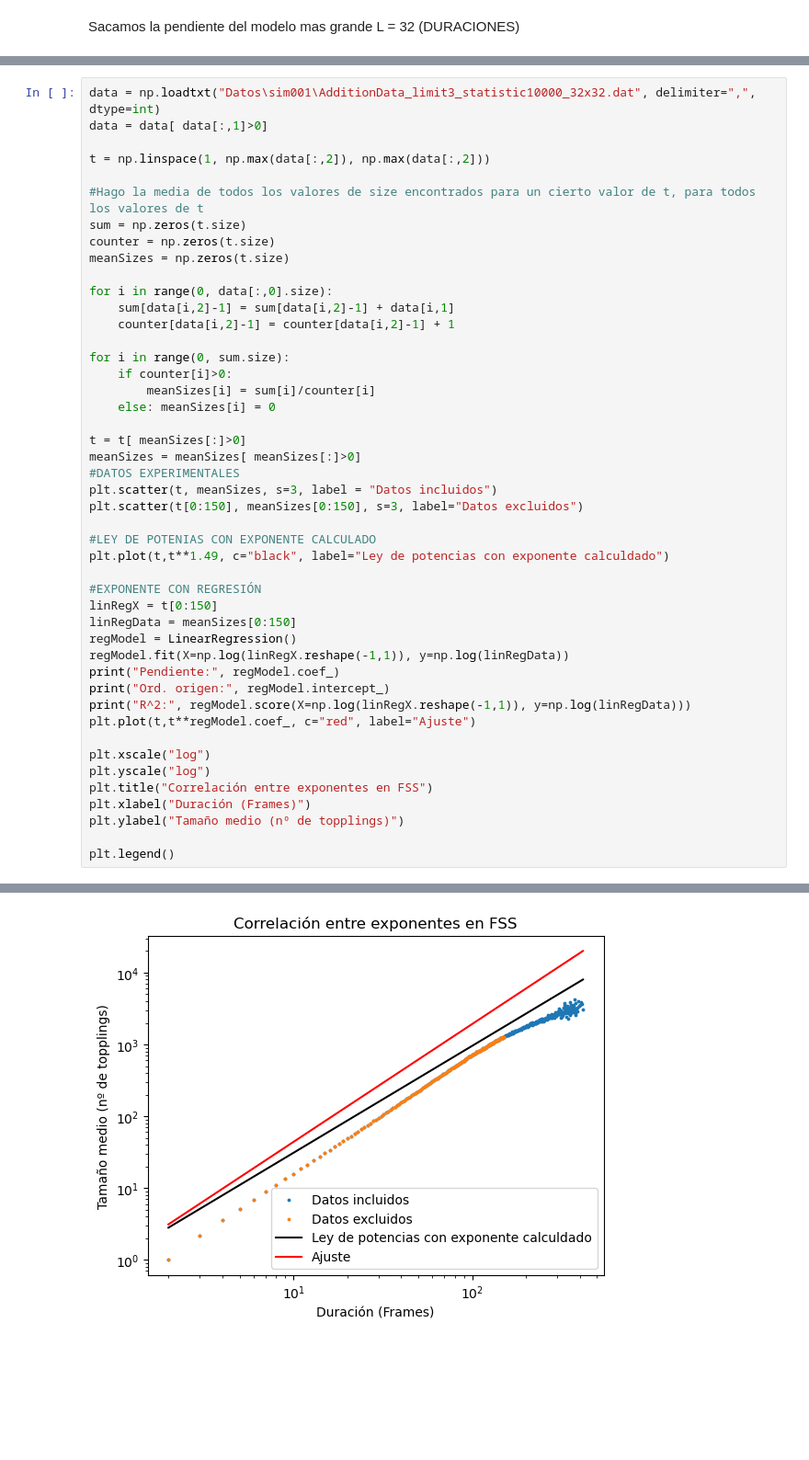
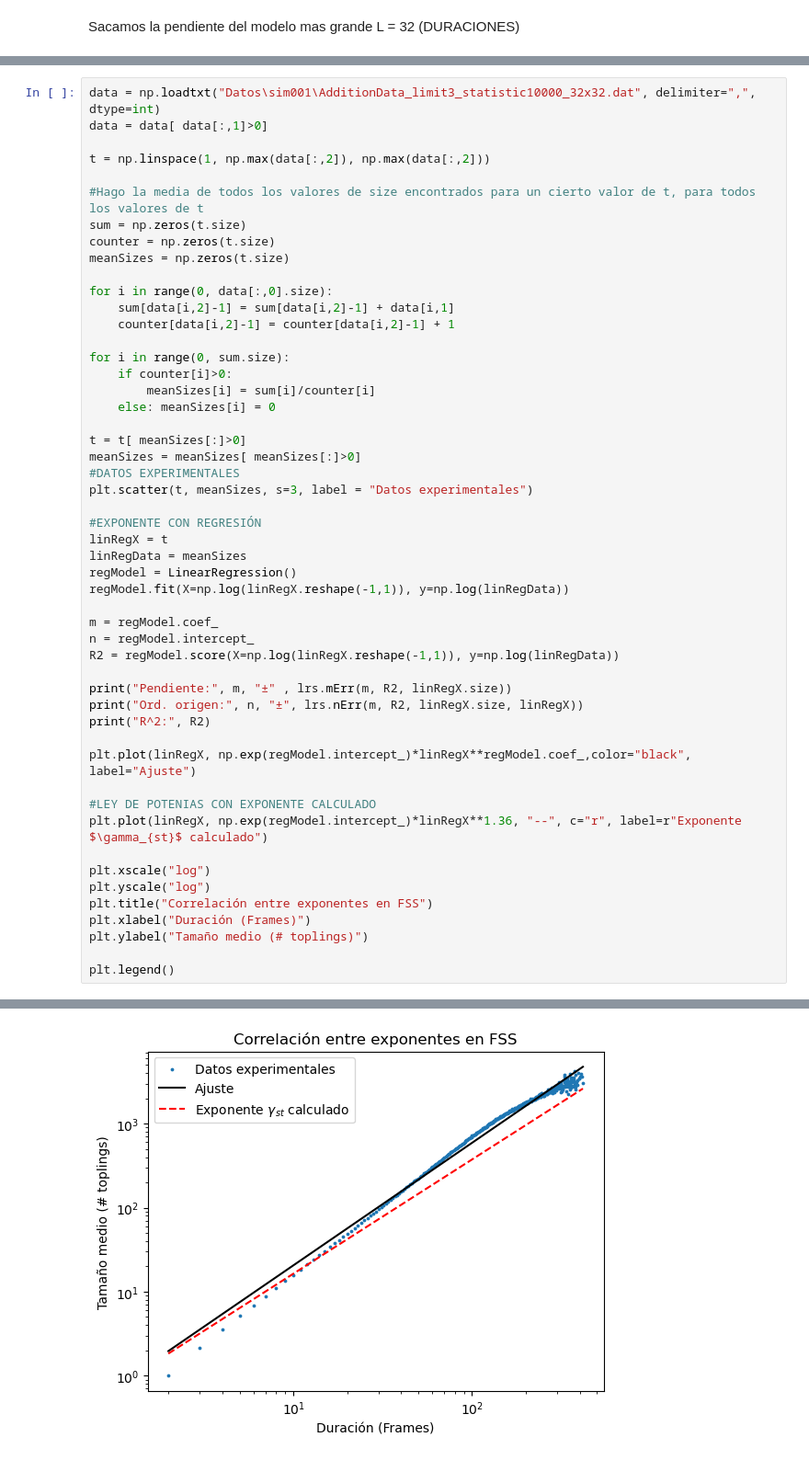
Before and after one commit to JLSM02/SOC, a Jupyter notebook: analisis1.ipynb, the cells around one changed output, grey strips where cells are left out. Shown at 92% size. Cells and saved outputs as stored; diff of their text form; blank space fills up the shorter version.

```diff
--- a/analisis1.ipynb
+++ b/analisis1.ipynb
@@ -135,27 +295,32 @@ for i in range(0, sum.size):
 t = t[ meanSizes[:]>0]
 meanSizes = meanSizes[ meanSizes[:]>0]
 #DATOS EXPERIMENTALES
-plt.scatter(t, meanSizes, s=3, label = "Datos incluidos")
-plt.scatter(t[0:150], meanSizes[0:150], s=3, label="Datos excluidos")
+plt.scatter(t, meanSizes, s=3, label = "Datos experimentales")
+
+#EXPONENTE CON REGRESIÓN
+linRegX = t
+linRegData = meanSizes
+regModel = LinearRegression()
+regModel.fit(X=np.log(linRegX.reshape(-1,1)), y=np.log(linRegData))
+
+m = regModel.coef_
+n = regModel.intercept_
+R2 = regModel.score(X=np.log(linRegX.reshape(-1,1)), y=np.log(linRegData))
+
+print("Pendiente:", m, "±" , lrs.mErr(m, R2, linRegX.size))
+print("Ord. origen:", n, "±", lrs.nErr(m, R2, linRegX.size, linRegX))
+print("R^2:", R2)
+
+plt.plot(linRegX, np.exp(regModel.intercept_)*linRegX**regModel.coef_,color="black", label="Ajuste")
 
 #LEY DE POTENIAS CON EXPONENTE CALCULADO
-plt.plot(t,t**1.49, c="black", label="Ley de potencias con exponente calculdado")
-
-#EXPONENTE CON REGRESIÓN
-linRegX = t[0:150]
-linRegData = meanSizes[0:150]
-regModel = LinearRegression()
-regModel.fit(X=np.log(linRegX.reshape(-1,1)), y=np.log(linRegData))
-print("Pendiente:", regModel.coef_)
-print("Ord. origen:", regModel.intercept_)
-print("R^2:", regModel.score(X=np.log(linRegX.reshape(-1,1)), y=np.log(linRegData)))
-plt.plot(t,t**regModel.coef_, c="red", label="Ajuste")
+plt.plot(linRegX, np.exp(regModel.intercept_)*linRegX**1.36, "--", c="r", label=r"Exponente $\gamma_{st}$ calculado")
 
 plt.xscale("log")
 plt.yscale("log")
 plt.title("Correlación entre exponentes en FSS")
 plt.xlabel("Duración (Frames)")
-plt.ylabel("Tamaño medio (nº de topplings)")
+plt.ylabel("Tamaño medio (# toplings)")
 
 plt.legend()
 # %% [output]
@@ -165,2 +330,2 @@ R^2: 0.9997182521566141
 <matplotlib.legend.Legend at 0x...>
-[figure, old version]
+[figure, new version]
```
Also changed, not shown: parts of 19 cells of this notebook, 6 other files.
